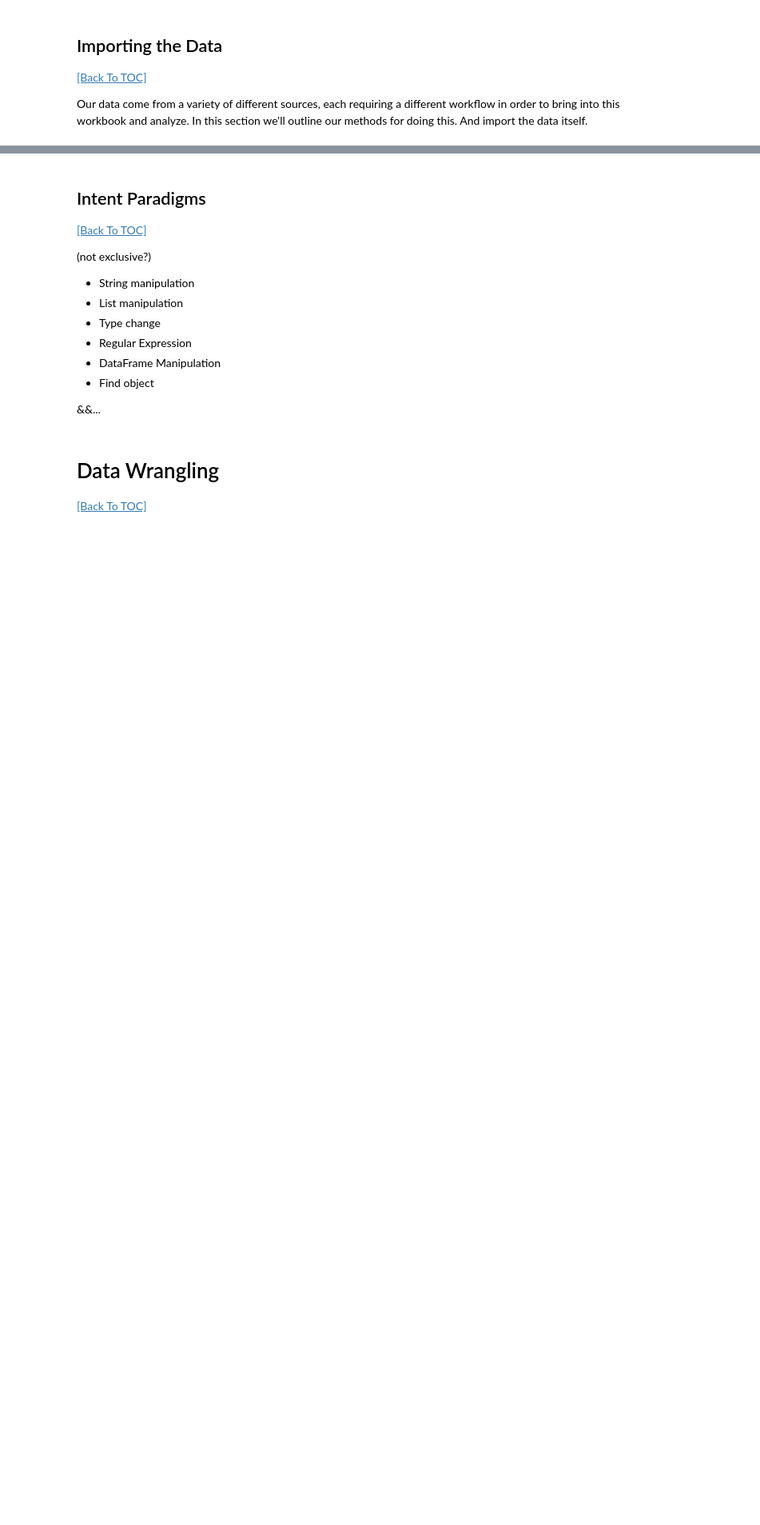
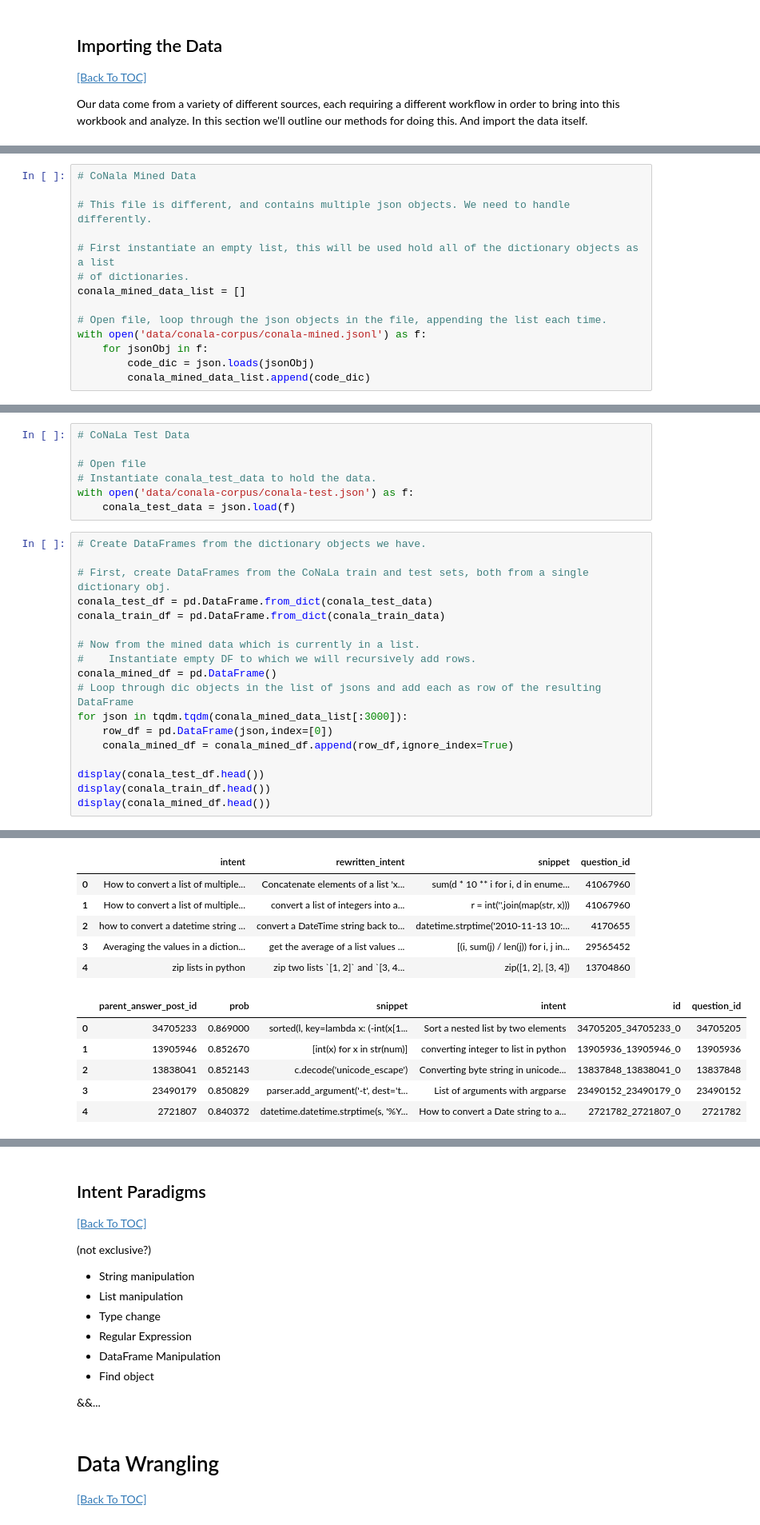
Before and after one commit to justinhugh/intent-prediction-in-code, a Jupyter notebook: intent_prediction_in_code.ipynb, the cells around one changed output, grey strips where cells are left out. Shown at 80% size. Saved outputs shown, nothing was run; the diff lists cells and outputs as text; blank space fills up the shorter version.

Commit message:
JSON import cells, conversion from JSON to DF, updated .gitignore to ignore the data folder

```diff
--- a/intent_prediction_in_code.ipynb
+++ b/intent_prediction_in_code.ipynb
@@ -136,0 +145,14 @@ Our data come from a variety of different sources, each requiring a different wo
+# %%
+# CoNala Mined Data
+
+# This file is different, and contains multiple json objects. We need to handle differently.
+
+# First instantiate an empty list, this will be used hold all of the dictionary objects as a list
+# of dictionaries.
+conala_mined_data_list = []
+
+# Open file, loop through the json objects in the file, appending the list each time.
+with open('data/conala-corpus/conala-mined.jsonl') as f:
+    for jsonObj in f:
+        code_dic = json.loads(jsonObj)
+        conala_mined_data_list.append(code_dic)
@@ -136,0 +199,26 @@ Our data come from a variety of different sources, each requiring a different wo
+# %%
+# CoNaLa Test Data
+
+# Open file
+# Instantiate conala_test_data to hold the data.
+with open('data/conala-corpus/conala-test.json') as f:
+    conala_test_data = json.load(f)
+# %%
+# Create DataFrames from the dictionary objects we have.
+
+# First, create DataFrames from the CoNaLa train and test sets, both from a single dictionary obj.
+conala_test_df = pd.DataFrame.from_dict(conala_test_data)
+conala_train_df = pd.DataFrame.from_dict(conala_train_data)
+
+# Now from the mined data which is currently in a list.
+#    Instantiate empty DF to which we will recursively add rows.
+conala_mined_df = pd.DataFrame()
+# Loop through dic objects in the list of jsons and add each as row of the resulting DataFrame
+for json in tqdm.tqdm(conala_mined_data_list[:3000]):
+    row_df = pd.DataFrame(json,index=[0])
+    conala_mined_df = conala_mined_df.append(row_df,ignore_index=True)
+
+display(conala_test_df.head())
+display(conala_train_df.head())
+display(conala_mined_df.head())
+# %% [output]
@@ -136,0 +231,12 @@ Our data come from a variety of different sources, each requiring a different wo
+|  | intent | rewritten_intent | snippet | question_id |
+| 0 | How to convert a list of multiple... | Concatenate elements of a list 'x... | sum(d * 10 ** i for i, d in enume... | 41067960 |
+| 1 | How to convert a list of multiple... | convert a list of integers into a... | r = int(''.join(map(str, x))) | 41067960 |
+| 2 | how to convert a datetime string ... | convert a DateTime string back to... | datetime.strptime('2010-11-13 10:... | 4170655 |
+| 3 | Averaging the values in a diction... | get the average of a list values ... | [(i, sum(j) / len(j)) for i, j in... | 29565452 |
+| 4 | zip lists in python | zip two lists `[1, 2]` and `[3, 4... | zip([1, 2], [3, 4]) | 13704860 |
+|  | parent_answer_post_id | prob | snippet | intent | id | question_id |
+| 0 | 34705233 | 0.869000 | sorted(l, key=lambda x: (-int(x[1... | Sort a nested list by two elements | 34705205_34705233_0 | 34705205 |
+| 1 | 13905946 | 0.852670 | [int(x) for x in str(num)] | converting integer to list in python | 13905936_13905946_0 | 13905936 |
+| 2 | 13838041 | 0.852143 | c.decode('unicode_escape') | Converting byte string in unicode... | 13837848_13838041_0 | 13837848 |
+| 3 | 23490179 | 0.850829 | parser.add_argument('-t', dest='t... | List of arguments with argparse | 23490152_23490179_0 | 23490152 |
+| 4 | 2721807 | 0.840372 | datetime.datetime.strptime(s, '%Y... | How to convert a Date string to a... | 2721782_2721807_0 | 2721782 |
```
Also changed, not shown: parts of 7 cells of this notebook, 1 other file.
